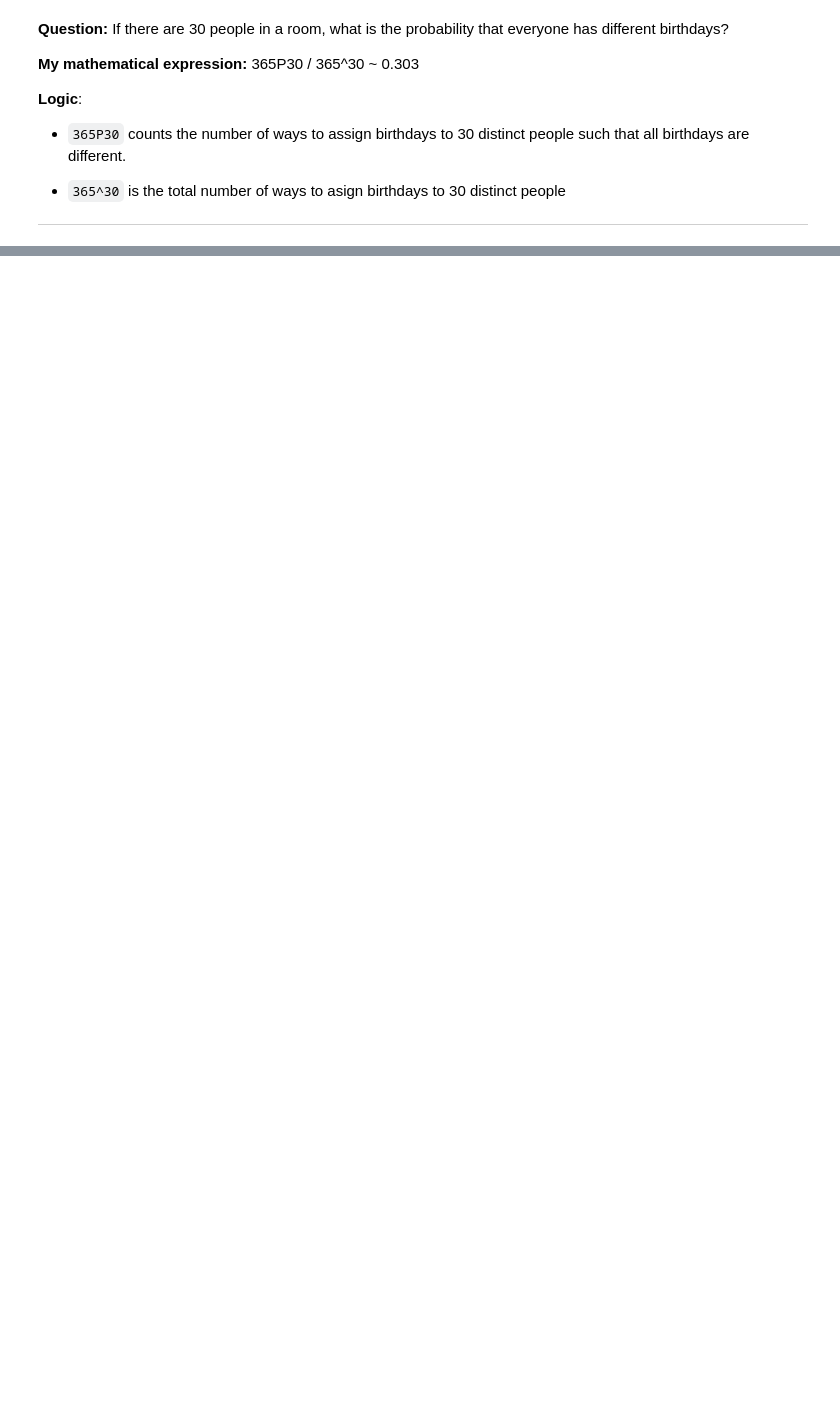
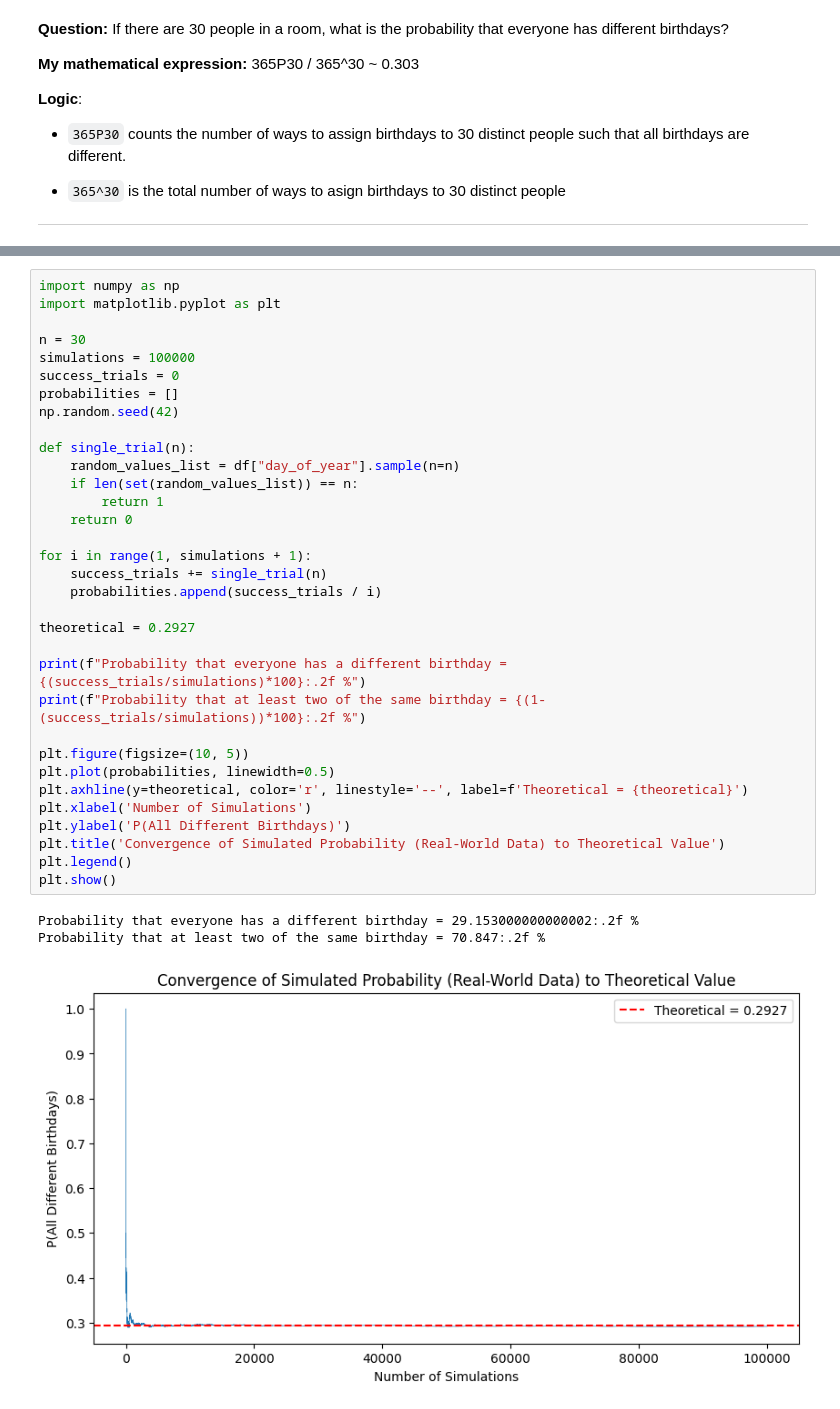
Before and after one commit to jinsh3ng/Statistics_Birthday_Paradox, a Jupyter notebook: main.ipynb, the cells around one changed output, grey strips where cells are left out. Drawn from its saved outputs; the diff is of its cells as text; blank space fills up the shorter version.

```diff
--- a/main.ipynb
+++ b/main.ipynb
@@ -48,0 +115,37 @@ ModuleNotFoundError: No module named 'pandas'
+# %%
+import numpy as np
+import matplotlib.pyplot as plt
+
+n = 30
+simulations = 100000
+success_trials = 0
+probabilities = []
+np.random.seed(42)
+
+def single_trial(n):
+    random_values_list = df["day_of_year"].sample(n=n)
+    if len(set(random_values_list)) == n:
+        return 1
+    return 0
+
+for i in range(1, simulations + 1):
+    success_trials += single_trial(n)
+    probabilities.append(success_trials / i)
+
+theoretical = 0.2927
+
+print(f"Probability that everyone has a different birthday = {(success_trials/simulations)*100}:.2f %")
+print(f"Probability that at least two of the same birthday = {(1-(success_trials/simulations))*100}:.2f %")
+
+plt.figure(figsize=(10, 5))
+plt.plot(probabilities, linewidth=0.5)
+plt.axhline(y=theoretical, color='r', linestyle='--', label=f'Theoretical = {theoretical}')
+plt.xlabel('Number of Simulations')
+plt.ylabel('P(All Different Birthdays)')
+plt.title('Convergence of Simulated Probability (Real-World Data) to Theoretical Value')
+plt.legend()
+plt.show()
+# %% [output]
+Probability that everyone has a different birthday = 29.153000000000002:.2f %
+Probability that at least two of the same birthday = 70.847:.2f %
+[figure, added]
```
Also changed, not shown: parts of 11 cells of this notebook, 1 other file.
